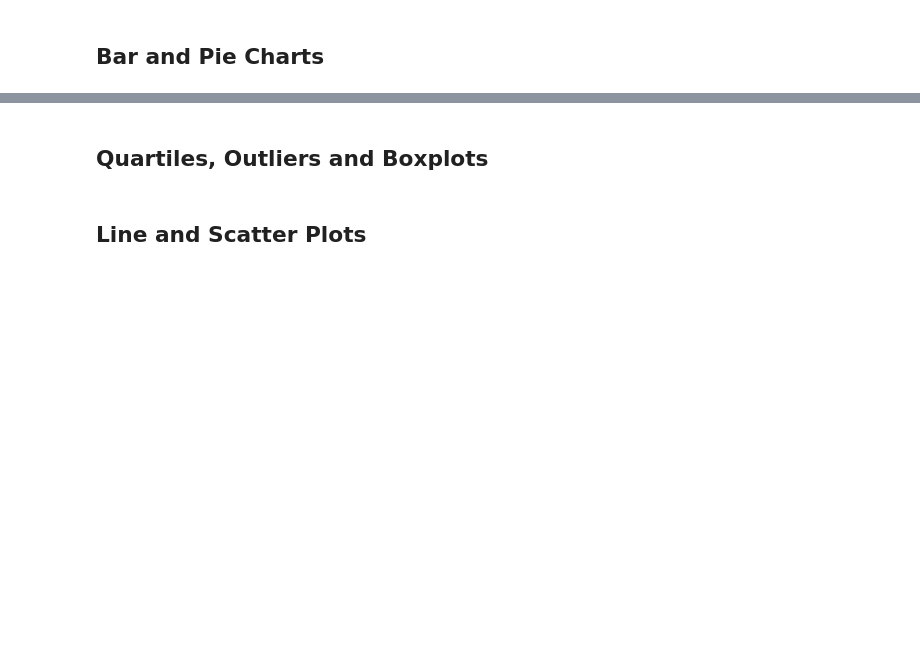
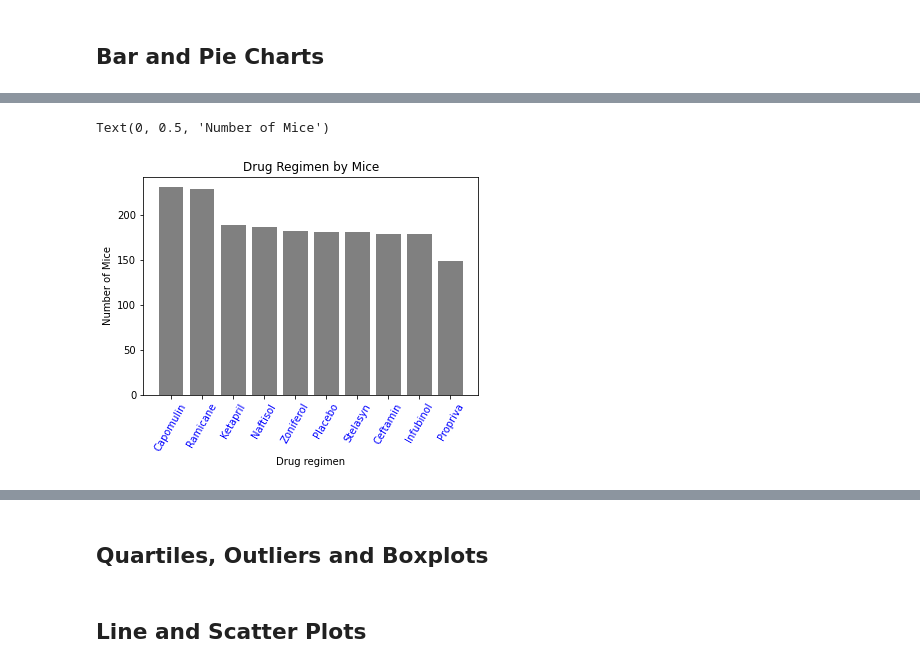
Before and after one commit to susanquiros/Matplotlib--The-Power-of-Plots, a Jupyter notebook: Pymaceuticals/pymaceuticals_starter.ipynb, the cells around one changed output, grey strips where cells are left out. Cells and saved outputs as stored; diff of their text form; code cells hidden in the pictures; blank space fills up the shorter version.

```diff
--- a/Pymaceuticals/pymaceuticals_starter.ipynb
+++ b/Pymaceuticals/pymaceuticals_starter.ipynb
@@ -151,4 +188,15 @@ summary_drug
+# %%
+x_values = cleaning_data['Drug Regimen'].value_counts().index
+y_values= cleaning_data['Drug Regimen'].value_counts().values
 # %%
 # Generate a bar plot showing the total number of unique mice tested on each drug regimen using pyplot.
+plt.bar(x_values,y_values, color = 'grey')
+plt.xticks(rotation = 60, color = "blue")
+plt.title('Drug Regimen by Mice')
+plt.xlabel('Drug regimen')
+plt.ylabel('Number of Mice')
+# %% [output]
+Text(0, 0.5, 'Number of Mice')
+[figure, added]
 # %%
 # Generate a pie plot showing the distribution of female versus male mice using pandas
```
Also changed, not shown: parts of 10 cells of this notebook.
